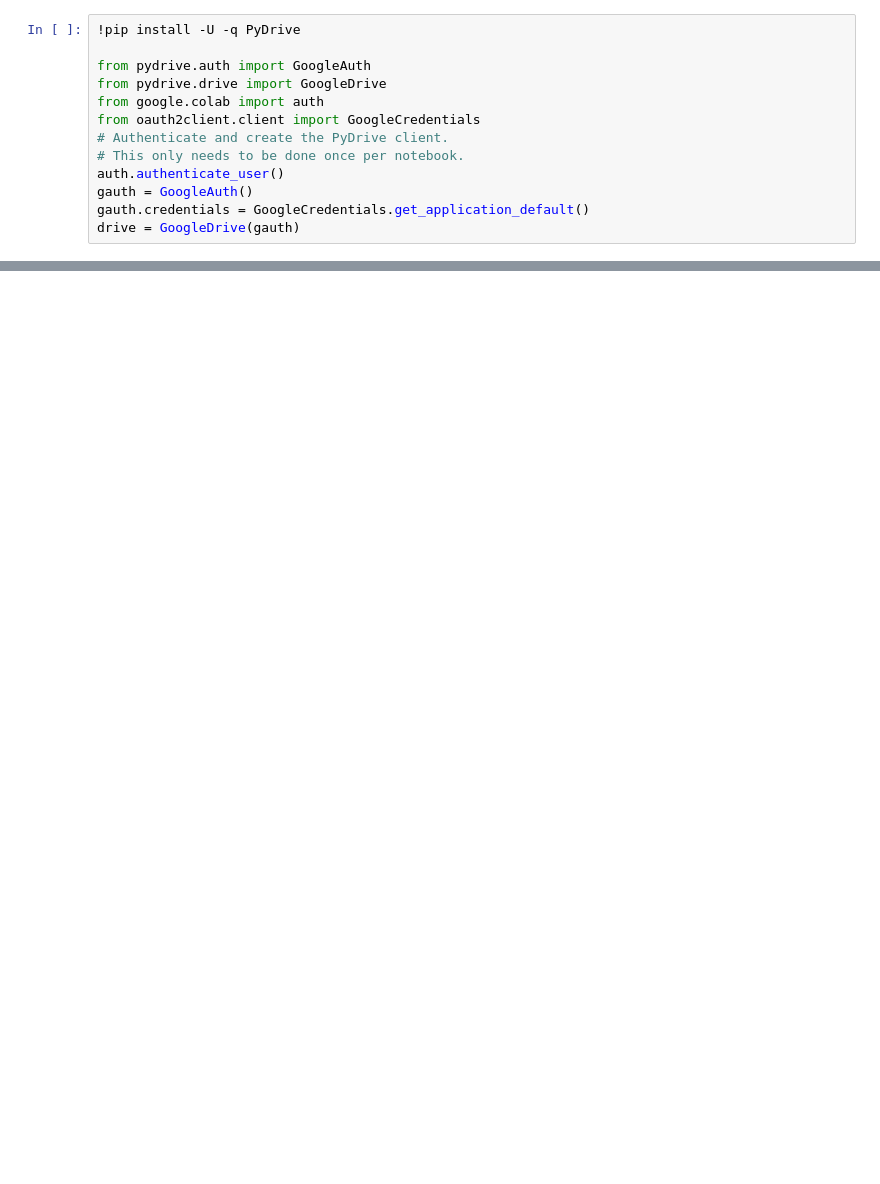
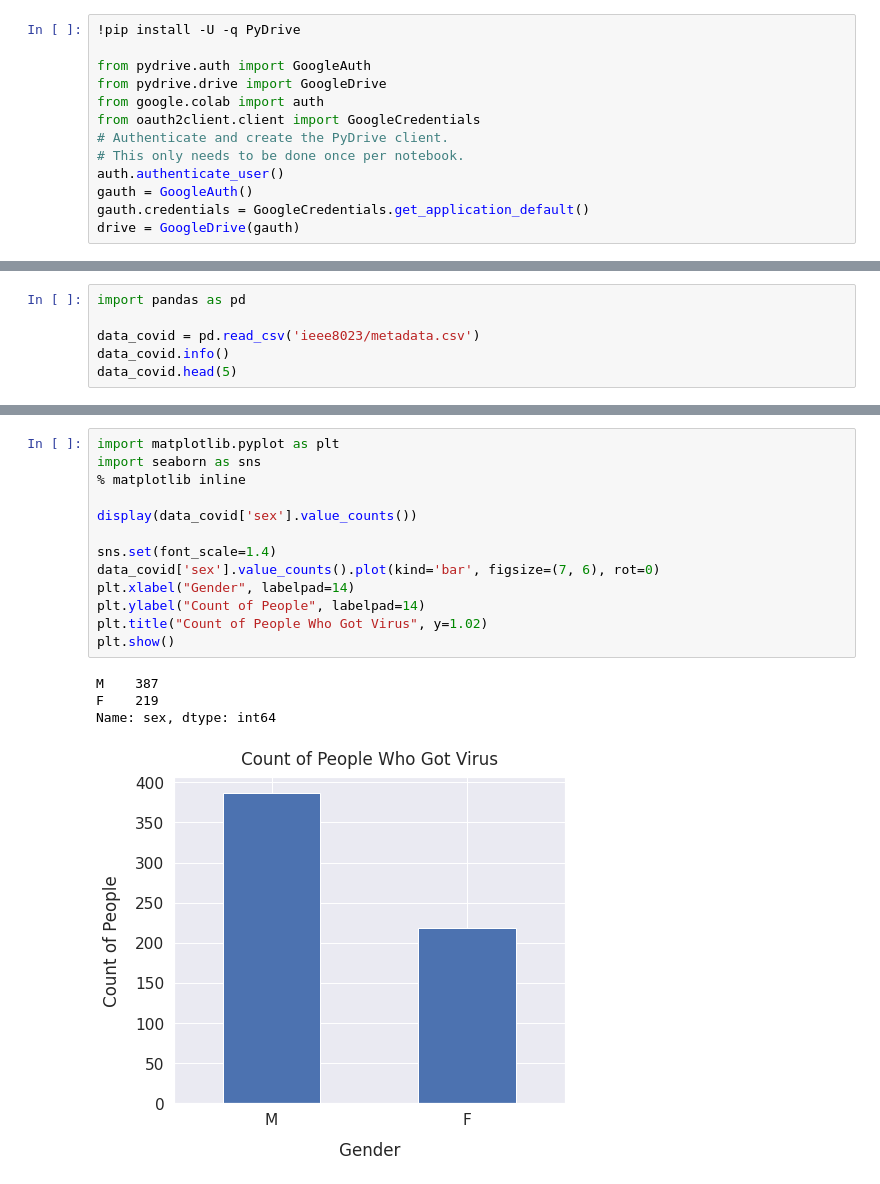
Before and after one commit to AleBitetto/Computer_Vision_Tutorial, a Jupyter notebook: Chest_xray_tutorial.ipynb, the cells around one changed output, grey strips where cells are left out. Drawn from its saved outputs; the diff is of its cells as text; blank space fills up the shorter version.

```diff
--- a/Chest_xray_tutorial.ipynb
+++ b/Chest_xray_tutorial.ipynb
@@ -31,0 +40,6 @@ Extract data... Done
+# %%
+import pandas as pd
+
+data_covid = pd.read_csv('ieee8023/metadata.csv')
+data_covid.info()
+data_covid.head(5)
@@ -31,0 +103,18 @@ Extract data... Done
+# %%
+import matplotlib.pyplot as plt
+import seaborn as sns
+% matplotlib inline
+
+display(data_covid['sex'].value_counts())
+
+sns.set(font_scale=1.4)
+data_covid['sex'].value_counts().plot(kind='bar', figsize=(7, 6), rot=0)
+plt.xlabel("Gender", labelpad=14)
+plt.ylabel("Count of People", labelpad=14)
+plt.title("Count of People Who Got Virus", y=1.02)
+plt.show()
+# %% [output]
+M    387
+F    219
+Name: sex, dtype: int64
+[figure, added]
```
Also changed, not shown: parts of 15 cells of this notebook.
